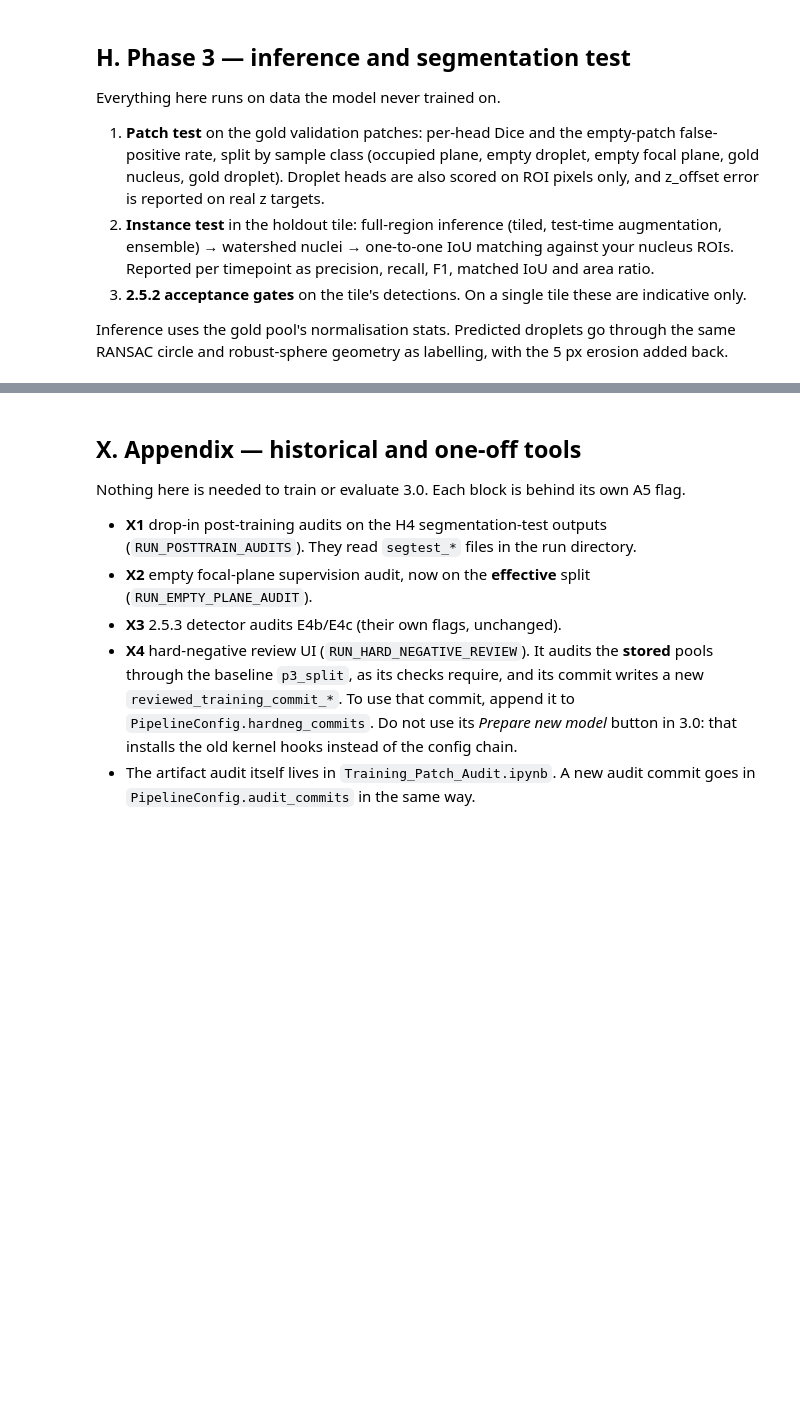
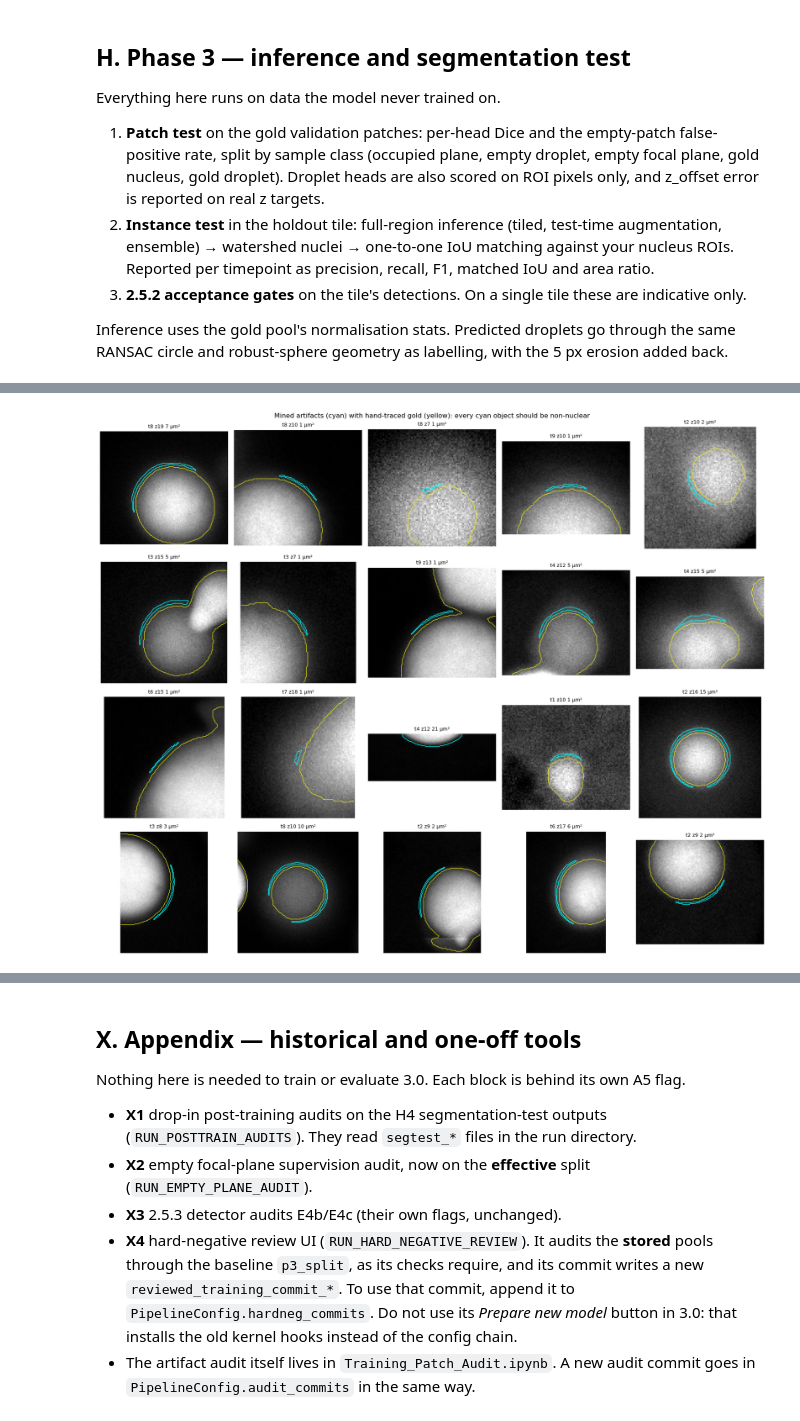
Before and after one commit to Tdeibert/Nuclear_Scaling_ML, a Jupyter notebook: Code_Repository/Python/Model_Training/vulcan_training_3_0.ipynb, the cells around one changed output, grey strips where cells are left out. Cells and saved outputs as stored; diff of their text form; code cells hidden in the pictures; blank space fills up the shorter version.

Commit message:
negative mining

```diff
--- a/Code_Repository/Python/Model_Training/vulcan_training_3_0.ipynb
+++ b/Code_Repository/Python/Model_Training/vulcan_training_3_0.ipynb
@@ -4472,0 +5263,99 @@ if RUN_AREA_EQUIVALENCE:
+# %%
+# %% [M2]
+# ============================================================
+# M2. Spot-check + build the hard-negative pool and commit (writes NEW dirs only)
+# ============================================================
+# Collects all mined pieces, shows a random sample over the NLS image (gold outlines in
+# yellow, artifact in cyan) for a quick sanity check, then writes them in the reviewed-
+# hard-negative format with decision=artifact_negative and reviewer=auto_gold_difference
+# (honest provenance: automatic difference against complete gold, not per-object review),
+# drops any piece that still conflicts with a stored gold positive, and builds the pool with
+# the production builder (holdout, z-floor and digest guards all apply). Finally writes a
+# commit manifest that plugs into PipelineConfig.hardneg_commits.
+MINE_SPOTCHECK_N = 20
+MINE_BUILD = False           # set True after the spot-check looks right
+
+_recs = [r for f in sorted(MINE_ROOT.glob("tile*_t*.json")) for r in json.loads(f.read_text())]
+MINED = pd.DataFrame(_recs)
+print(f"mined artifact pieces: {len(MINED)} from {MINED.tile.nunique()} tiles")
+display(MINED.groupby("t").agg(pieces=("area_pixels", "size"),
+                               median_area_um2=("area_pixels", lambda a: a.median() * cfg.pixel_size_um ** 2)).round(1))
+
+_hs = load_memmap_tiff(cfg.image_file)
+if "_gold_all" not in globals():                      # fresh kernel: reload gold ROIs for the overlay
+    _gold_all = p3_gold_in_box((-1, -1, _hs.shape[-2] + 1, _hs.shape[-1] + 1),
+                               sorted(MINED.t.unique().tolist()), sorted(MINED.z.unique().tolist()), cfg)
+_rng = np.random.default_rng(0)
+_pick = MINED.iloc[_rng.choice(len(MINED), min(MINE_SPOTCHECK_N, len(MINED)), replace=False)]
+_fig, _axs = plt.subplots(4, 5, figsize=(17, 14))
+for ax, r in zip(_axs.flat, _pick.itertuples()):
+    pad = 40
+    a, b, c, d = max(0, r.y0 - pad), max(0, r.x0 - pad), min(_hs.shape[-2], r.y1 + pad), min(_hs.shape[-1], r.x1 + pad)
+    img = np.asarray(_hs[r.t, r.z, cfg.nucleus_channel_idx, a:c, b:d], np.float32)
+    lo, hi = np.percentile(img, [1, 99.8]); ax.imshow(img, cmap="gray", vmin=lo, vmax=max(hi, lo + 1))
+    m = np.zeros(img.shape, bool); m[r.y0 - a:r.y1 - a, r.x0 - b:r.x1 - b] = np.load(MINE_ROOT / r.mask_file).astype(bool)
+    ax.contour(m, levels=[.5], colors="cyan", linewidths=1)
+    for (ga, gb, gc, gd), gm in _gold_all.get((r.t, r.z), []):
+        if gc > a and ga < c and gd > b and gb < d:
+            g = np.zeros(img.shape, bool)
+            ya, xa, yb, xb = max(ga, a), max(gb, b), min(gc, c), min(gd, d)
+            g[ya - a:yb - a, xa - b:xb - b] = gm[ya - ga:yb - ga, xa - gb:xb - gb]
+            ax.contour(g, levels=[.5], colors="yellow", linewidths=.8)
+    ax.set_title(f"t{r.t} z{r.z} {r.area_pixels * cfg.pixel_size_um ** 2:.0f} µm²", fontsize=9); ax.axis("off")
+_fig.suptitle("Mined artifacts (cyan) with hand-traced gold (yellow): every cyan object should be non-nuclear")
+plt.tight_layout(); plt.show(); plt.close(_fig)
+
+if MINE_BUILD:
+    from datetime import datetime
+    _stamp = datetime.now().strftime("%Y%m%d_%H%M%S")
+    _review = cfg.out_root / f"auto_artifact_review_{_stamp}"
+    (_review / "masks").mkdir(parents=True)
+    # gold rows exactly as training sees them before the split (stored pools + gold corrections)
+    _gold_rows = p3_rows(cfg)
+    for _c in cfg.hardneg_commits:
+        _m = json.loads((Path(_c) / "manifest.json").read_text())
+        if _m.get("correction_pool"):
+            _gold_rows = gold_reader.corrected_rows(_m["correction_pool"], cfg, _gold_rows)
+    _gold_by_tz = {}
+    for r in _gold_rows:
+        if r["source"] == "gold" and hn_reader.holdout_reason(r["t"], r["cy"], r["cx"], cfg) == "train":
+            _gold_by_tz.setdefault((int(r["t"]), int(r["z"])), []).append(r)
+    _cands, _dropped = [], 0
+    for i, r in enumerate(tqdm(MINED.itertuples(), total=len(MINED), desc="conflict check")):
+        m = np.load(MINE_ROOT / r.mask_file).astype(bool)
+        if hn_reader._conflicts_with_gold(m, (r.y0, r.x0, r.y1, r.x1), r.t, r.z, _gold_by_tz):
+            _dropped += 1; continue                       # touches a stored gold positive: never negate it
+        dst = _review / "masks" / f"{r.candidate_id}.npy"
+        np.save(dst, m.astype(np.uint8), allow_pickle=False)
+        _cands.append(dict(candidate_id=r.candidate_id, review_id=r.candidate_id, t=int(r.t), z=int(r.z), label=0,
+                           nucleus_3d_id=i, y0=int(r.y0), x0=int(r.x0), y1=int(r.y1), x1=int(r.x1),
+                           area_pixels=int(m.sum()), mask_file=f"masks/{r.candidate_id}.npy",
+                           mask_sha256=hn_reader._digest(dst)))
+    print(f"{len(_cands)} candidates kept, {_dropped} dropped for touching a stored gold positive")
+    _summary = _review / "mining_summary.json"
+    _summary.write_text(json.dumps(dict(method="segmented minus (gold ROIs dilated by guard)",
+        guard_px=MINE_GUARD_PX, min_px=MINE_MIN_PX, checkpoint=str(MINE_CHECKPOINT),
+        correction_fingerprint=CORRECTION_PROVENANCE.get("fingerprint"), mined=len(MINED),
+        kept=len(_cands), dropped_gold_conflict=_dropped), indent=2))
+    hn_reader._json(_review / "candidates.json", dict(
+        schema=1, status="candidates_only", raw_image=hn_reader._identity(cfg.image_file),
+        source_masks=hn_reader._identity(_summary), pixel_size_um=float(cfg.pixel_size_um),
+        channel_indices=dict(nls=int(cfg.nucleus_channel_idx), npc=int(cfg.npc_channel_idx),
+                             membrane=int(cfg.membrane_channel_idx)),
+        source_model=str(MINE_CHECKPOINT), created=datetime.now().isoformat(), candidates=_cands))
+    pd.DataFrame(_cands).assign(decision="artifact_negative", reviewer="auto_gold_difference",
+                                notes="automatic: segmented minus complete gold (guard band)") \
+      .to_csv(_review / "review.csv", index=False)
+
+    _commit = cfg.out_root / f"auto_artifact_commit_{_stamp}"
+    _commit.mkdir()
+    _pool = hn_reader.build_reviewed_negative_pool(_review, _commit / "hard_negatives", cfg, gold_rows=_gold_rows,
+                                                   extract_input_stack=extract_input_stack,
+                                                   ensure_norm_stats=ensure_norm_stats)
+    hn_reader._json(_commit / "manifest.json", dict(
+        status="complete", kind="auto_artifact_mining", review=str(_review), correction_pool=None,
+        negative_pool=str(_pool), created=datetime.now().isoformat(),
+        decisions={"artifact_negative": len(_cands)}))
+    print("\nNEW COMMIT:", _commit)
+    print("Add it to PipelineConfig.hardneg_commits (after the existing entry) for the next model.")
+# %% [output]
@@ -4472,0 +5374 @@ if RUN_AREA_EQUIVALENCE:
+[figure, added]
```
Also changed, not shown: parts of 18 cells of this notebook.
